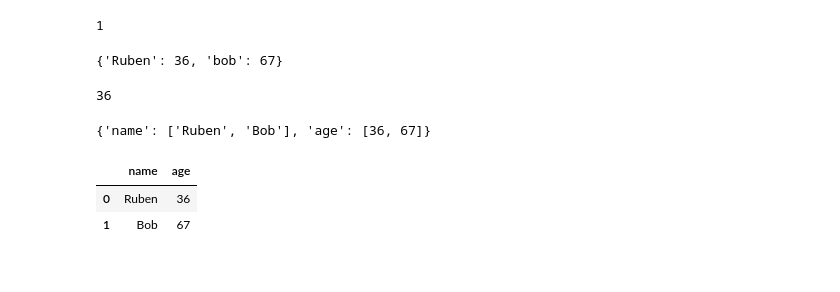
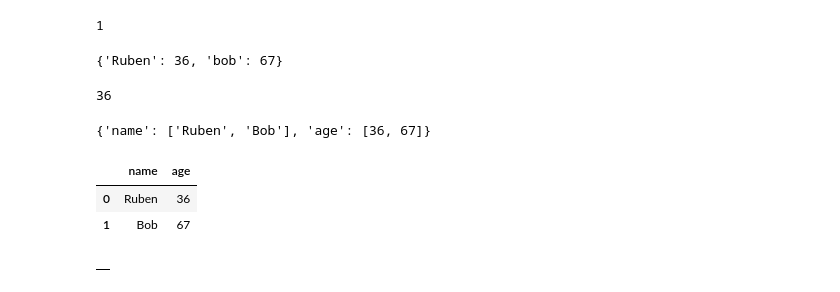
Before and after one commit to paulmaxus/livecode-2025-05-25, a Jupyter notebook: notebooks/pandas.ipynb, the cells around one changed output. Drawn from its saved outputs; the diff is of its cells as text; code cells hidden in the pictures.

```diff
--- a/notebooks/pandas.ipynb
+++ b/notebooks/pandas.ipynb
@@ -280,3 +280,9 @@ pd.DataFrame.from_dict(new_dict)
 |  | name | age |
 | 0 | Ruben | 36 |
 | 1 | Bob | 67 |
+# %%
+df = pd.DataFrame()
+# %%
+df
+# %% [output]
+|  |
```
